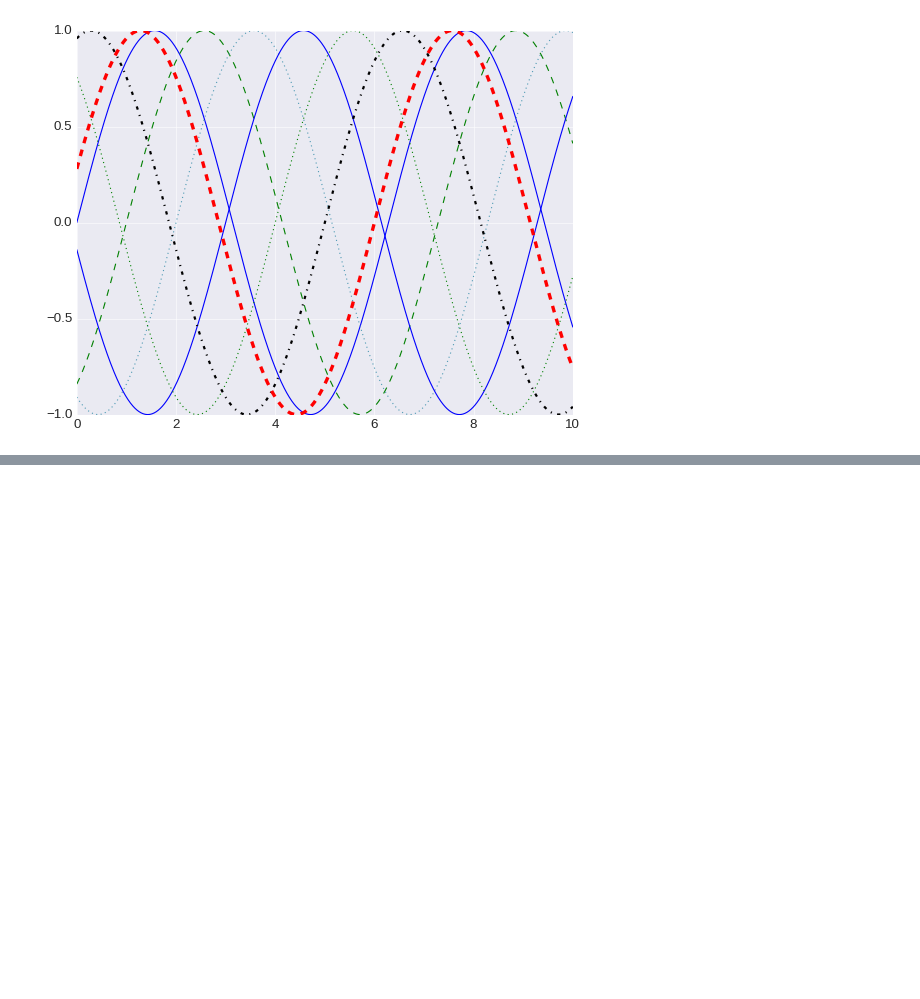
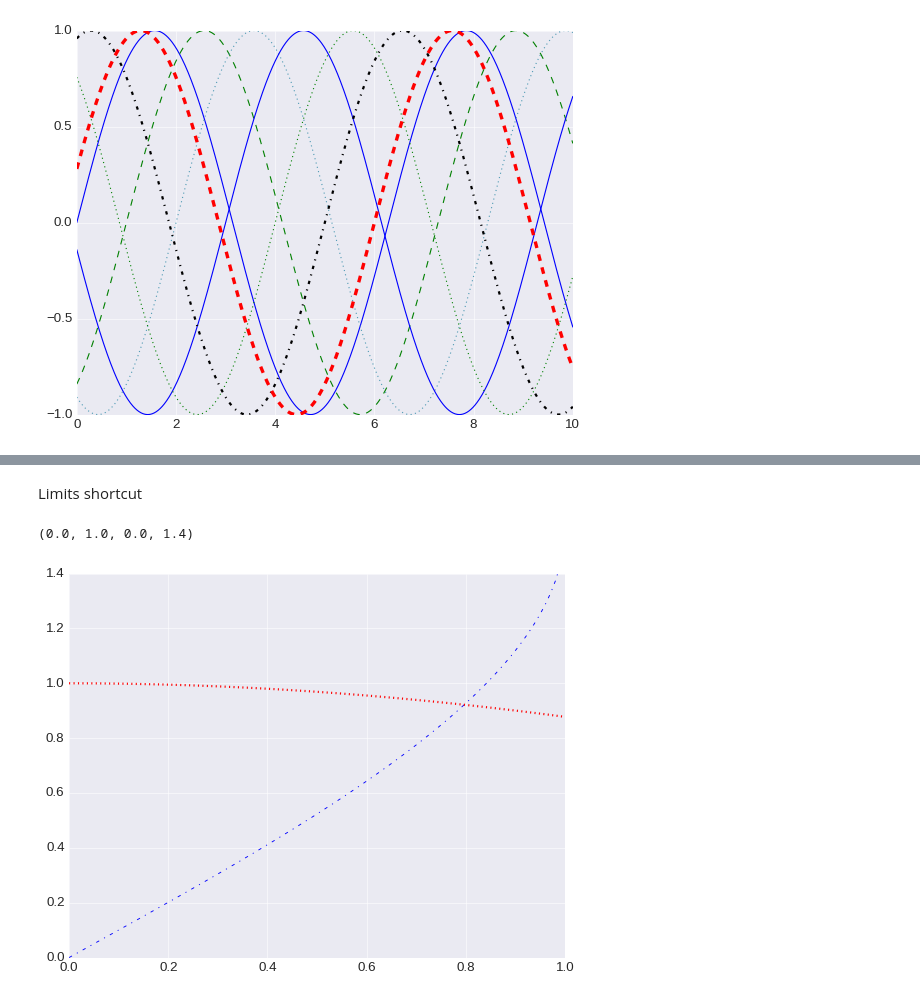
Before and after one commit to tarsojabbes/data-visualization, a Jupyter notebook: Matplotlib.ipynb, the cells around one changed output, grey strips where cells are left out. Cells and saved outputs as stored; diff of their text form; code cells hidden in the pictures; blank space fills up the shorter version.

```diff
--- a/Matplotlib.ipynb
+++ b/Matplotlib.ipynb
@@ -65,0 +76,9 @@ ax.plot(x, np.sin(x-6), "--r", linewidth=3)
+# %% [markdown]
+Limits shortcut
+# %%
+plt.plot(x, np.arcsin(x), '-.b', linewidth=0.8)
+plt.plot(2*x, np.cos(x), ':r', linewidth=2)
+plt.axis([0,1,0,1.4])
+# %% [output]
+(0.0, 1.0, 0.0, 1.4)
+[figure, added]
```
Also changed, not shown: parts of 10 cells of this notebook.
